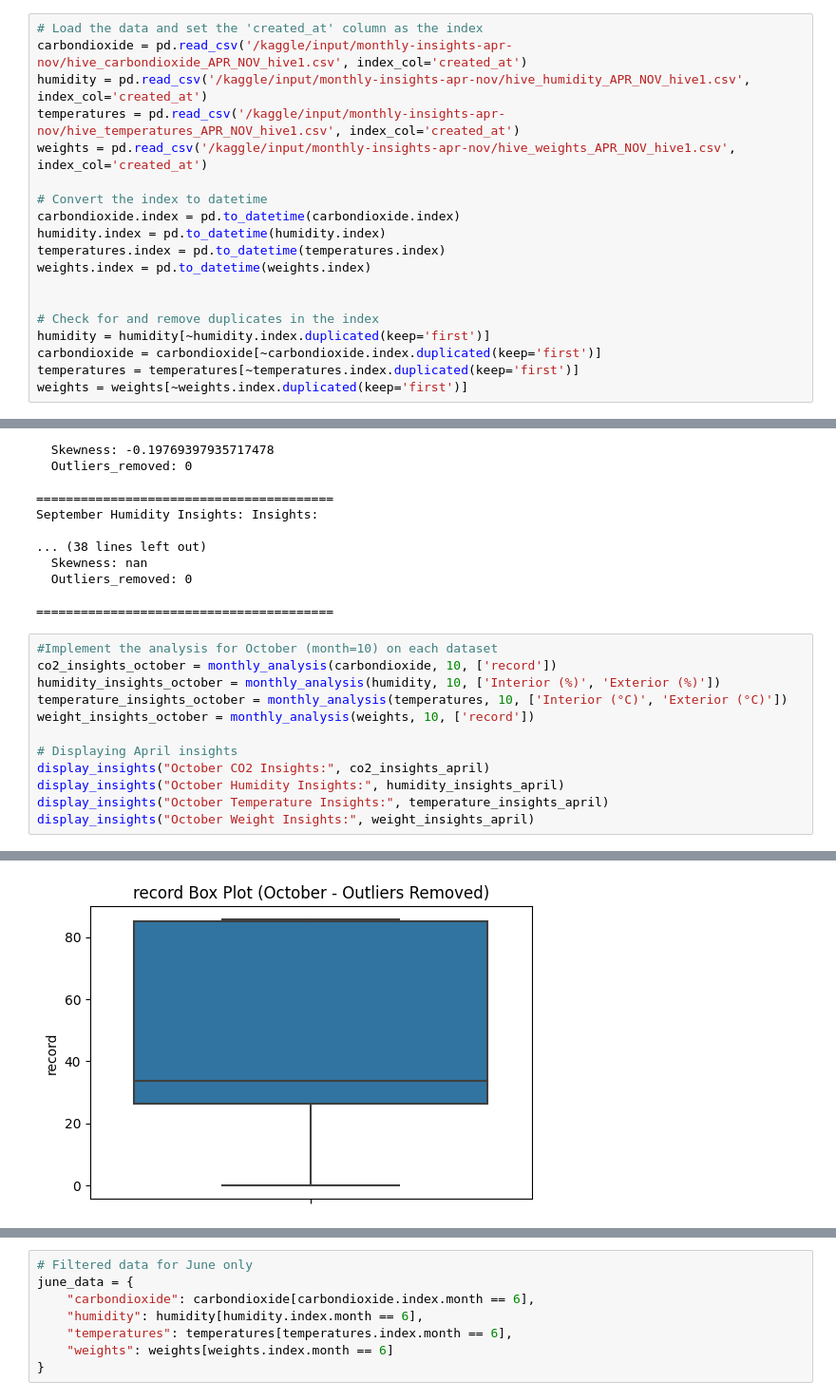
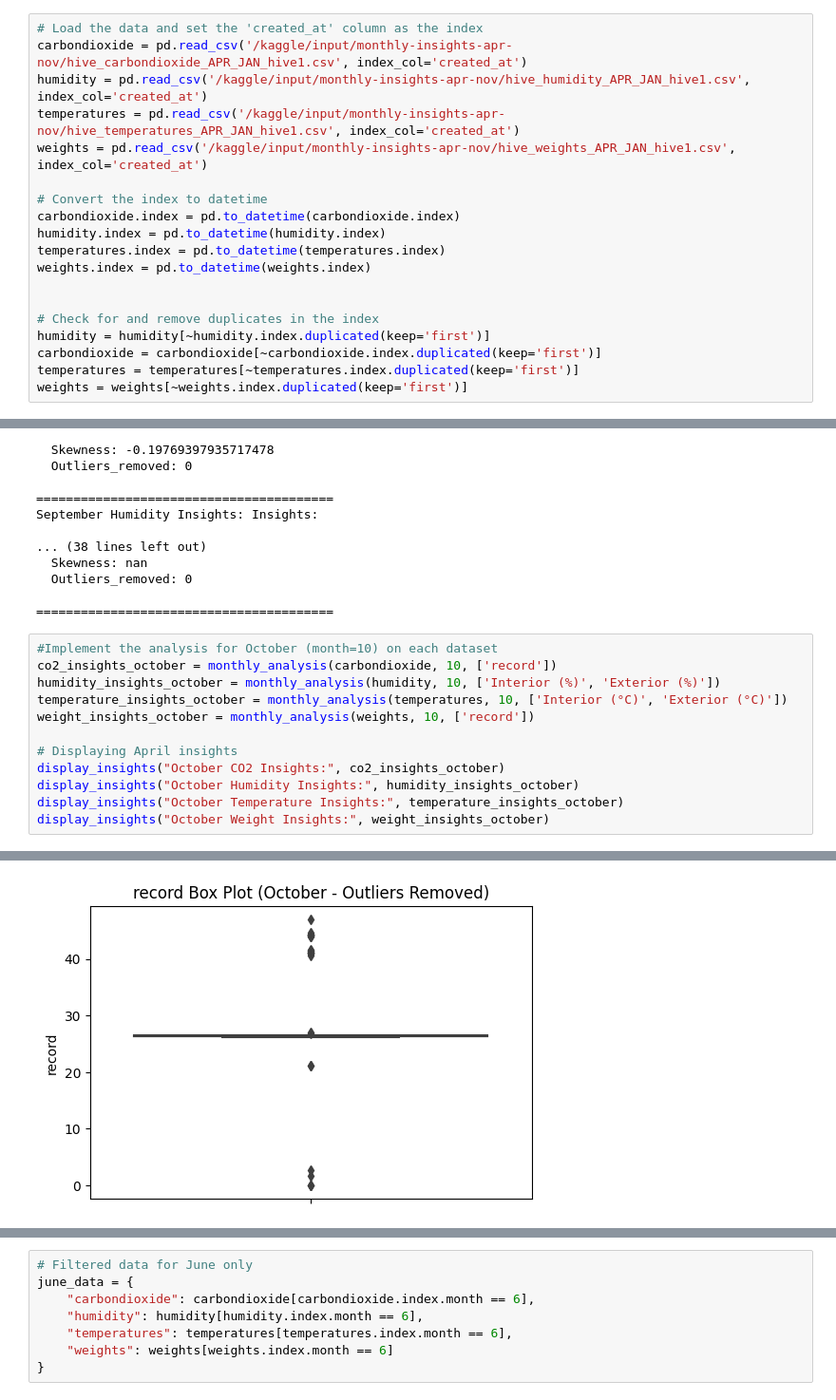
Before and after one commit to GeorgeLukaanya/GeorgeCode, a Jupyter notebook: adamnea-monthly-insights.ipynb, the cells around one changed output, grey strips where cells are left out. Shown at 95% size. Drawn from its saved outputs; the diff is of its cells as text.

Commit message:
Kaggle Notebook | Adamnea_Monthly_Insights | Version 6

```diff
--- a/adamnea-monthly-insights.ipynb
+++ b/adamnea-monthly-insights.ipynb
@@ -8,10 +8,10 @@ import seaborn as sns
 %matplotlib inline
 # %%
 # Load the data and set the 'created_at' column as the index
-carbondioxide = pd.read_csv('/kaggle/input/monthly-insights-apr-nov/hive_carbondioxide_APR_NOV_hive1.csv', index_col='created_at')
-humidity = pd.read_csv('/kaggle/input/monthly-insights-apr-nov/hive_humidity_APR_NOV_hive1.csv', index_col='created_at')
-temperatures = pd.read_csv('/kaggle/input/monthly-insights-apr-nov/hive_temperatures_APR_NOV_hive1.csv', index_col='created_at')
-weights = pd.read_csv('/kaggle/input/monthly-insights-apr-nov/hive_weights_APR_NOV_hive1.csv', index_col='created_at')
+carbondioxide = pd.read_csv('/kaggle/input/monthly-insights-apr-nov/hive_carbondioxide_APR_JAN_hive1.csv', index_col='created_at')
+humidity = pd.read_csv('/kaggle/input/monthly-insights-apr-nov/hive_humidity_APR_JAN_hive1.csv', index_col='created_at')
+temperatures = pd.read_csv('/kaggle/input/monthly-insights-apr-nov/hive_temperatures_APR_JAN_hive1.csv', index_col='created_at')
+weights = pd.read_csv('/kaggle/input/monthly-insights-apr-nov/hive_weights_APR_JAN_hive1.csv', index_col='created_at')
 
 # Convert the index to datetime
 carbondioxide.index = pd.to_datetime(carbondioxide.index)
@@ -450,9 +450,9 @@ temperature_insights_october = monthly_analysis(temperatures, 10, ['Interior (°
 weight_insights_october = monthly_analysis(weights, 10, ['record'])
 
 # Displaying April insights
-display_insights("October CO2 Insights:", co2_insights_april)
-display_insights("October Humidity Insights:", humidity_insights_april)
-display_insights("October Temperature Insights:", temperature_insights_april)
-display_insights("October Weight Insights:", weight_insights_april)
+display_insights("October CO2 Insights:", co2_insights_october)
+display_insights("October Humidity Insights:", humidity_insights_october)
+display_insights("October Temperature Insights:", temperature_insights_october)
+display_insights("October Weight Insights:", weight_insights_october)
 # %% [output]
 [figure]
@@ -463,4 +463,4 @@ display_insights("October Weight Insights:", weight_insights_april)
-[figure, old version]
+[figure, new version]
 October CO2 Insights: Insights:
 
 record:
```
Also changed, not shown: parts of 25 cells of this notebook.
